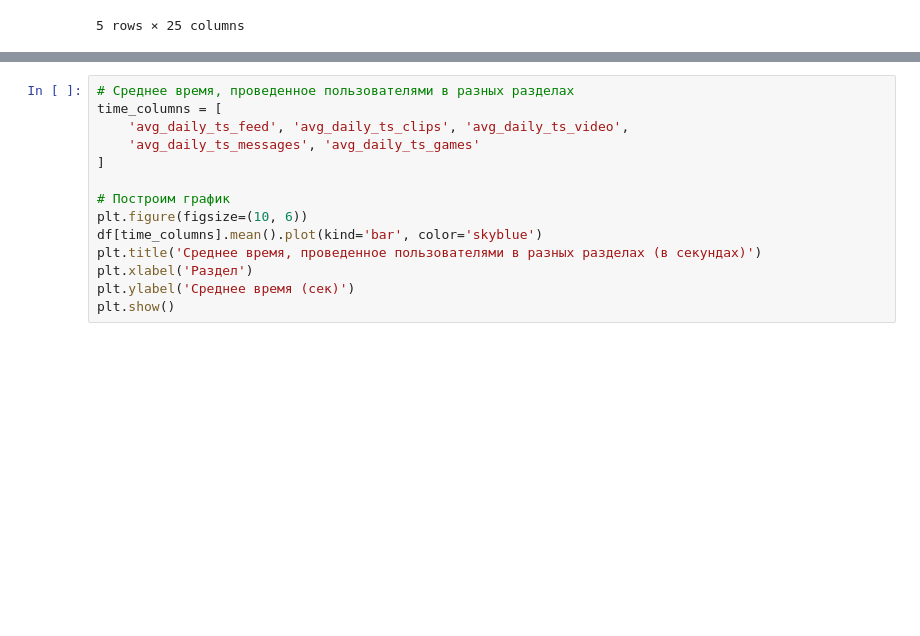
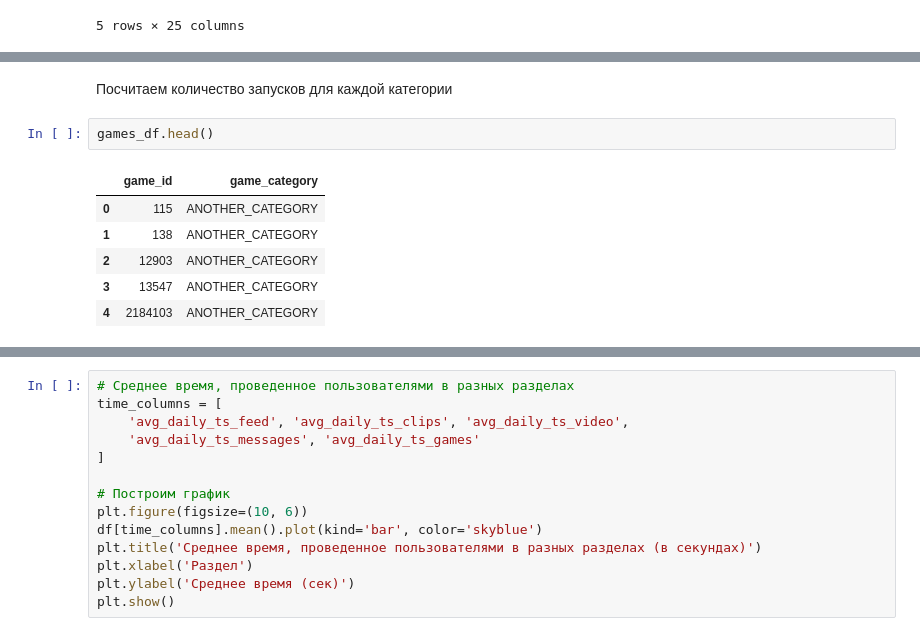
Before and after one commit to RoKivals/VKGamesCASE, a Jupyter notebook: analytics.ipynb, the cells around one changed output, grey strips where cells are left out. Drawn from its saved outputs; the diff is of its cells as text; blank space fills up the shorter version.

```diff
--- a/analytics.ipynb
+++ b/analytics.ipynb
@@ -103,0 +68,11 @@ sorted(age_person.items(), key=lambda x: x[0])
+# %% [markdown]
+Посчитаем количество запусков для каждой категории
+# %%
+games_df.head()
+# %% [output]
+|  | game_id | game_category |
+| 0 | 115 | ANOTHER_CATEGORY |
+| 1 | 138 | ANOTHER_CATEGORY |
+| 2 | 12903 | ANOTHER_CATEGORY |
+| 3 | 13547 | ANOTHER_CATEGORY |
+| 4 | 2184103 | ANOTHER_CATEGORY |
```
Also changed, not shown: parts of 11 cells of this notebook, 1 other file.
